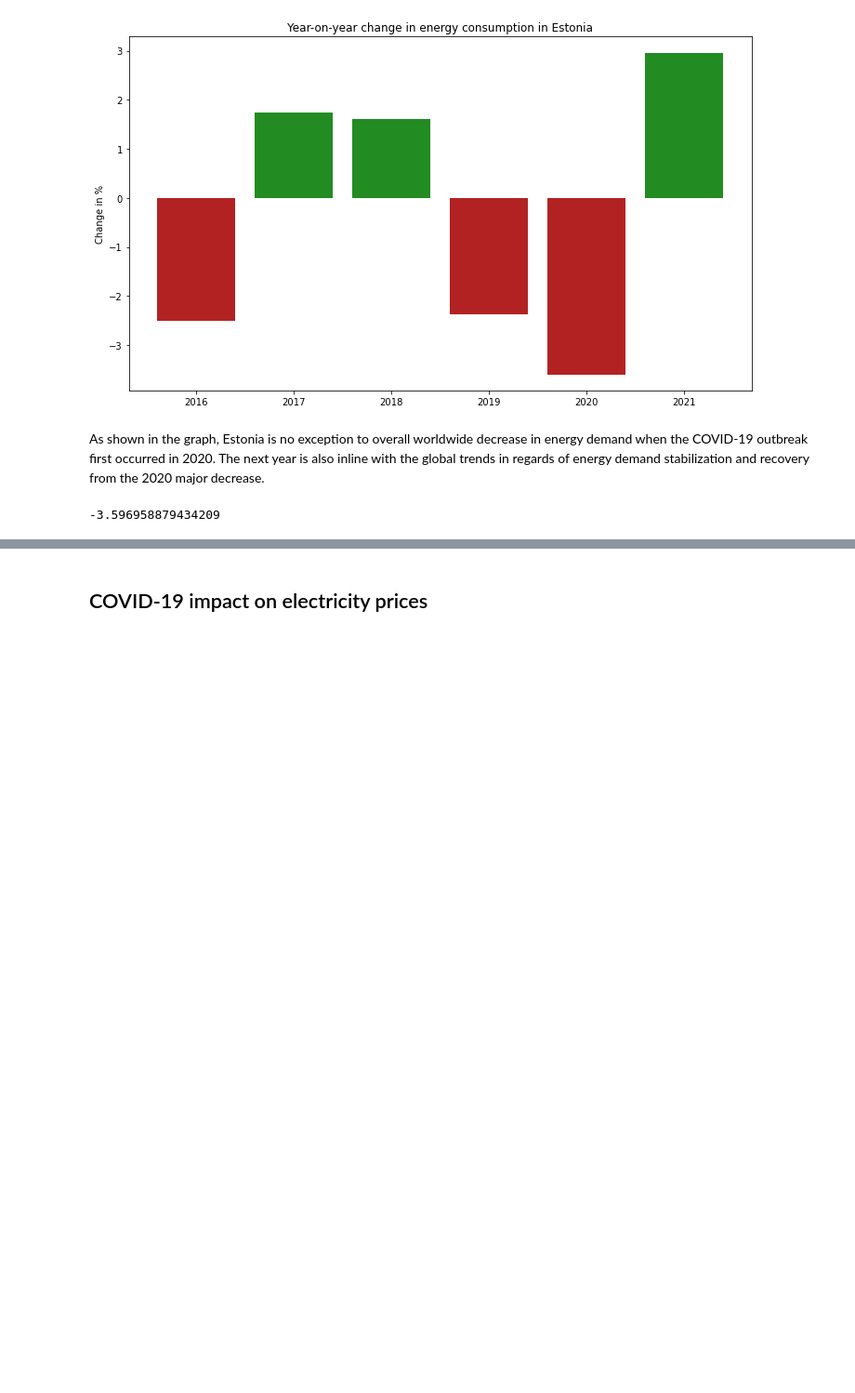
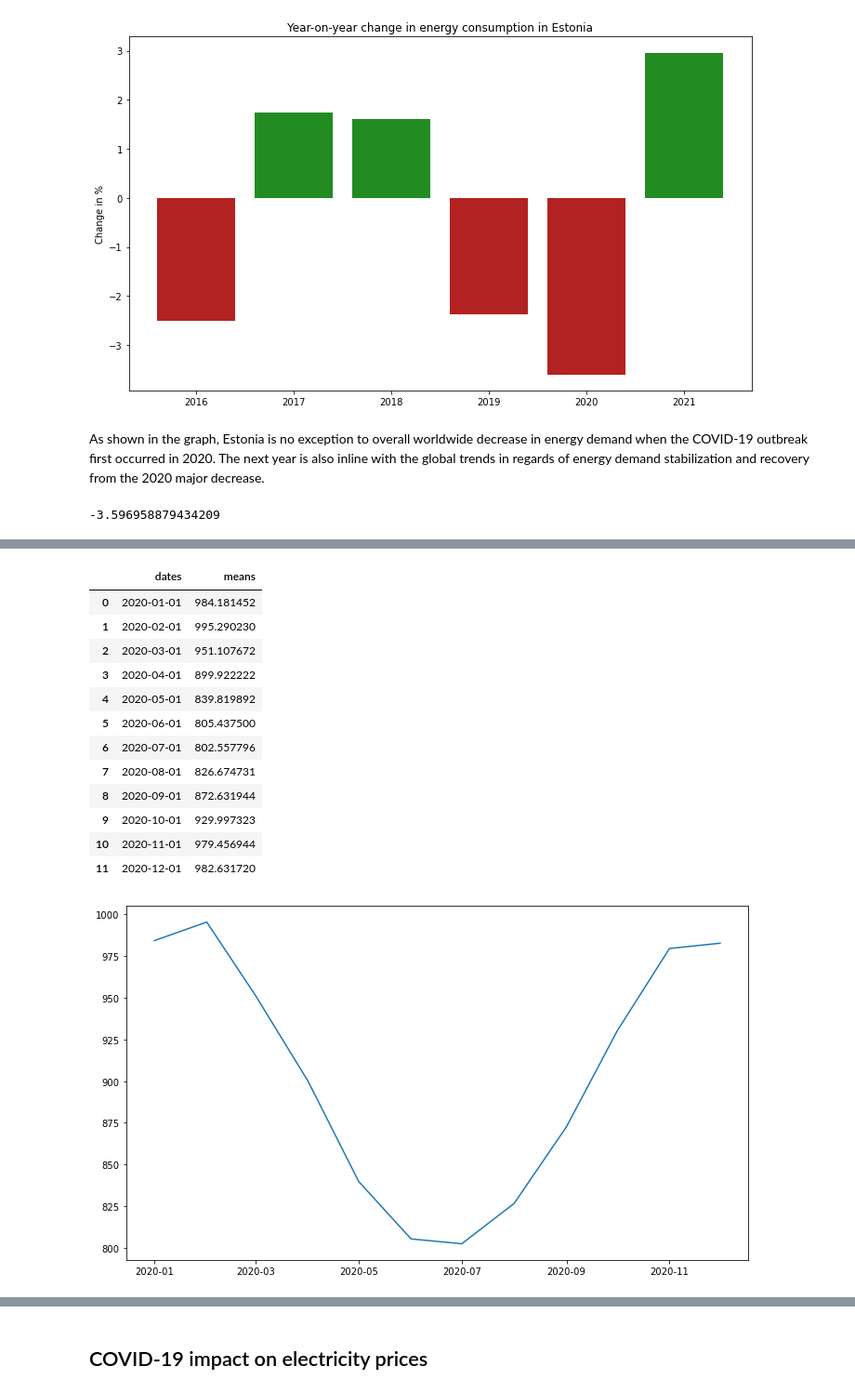
Before and after one commit to Rikuklane/D4-Electricity-Prices, a Jupyter notebook: visualization/covid_impact_on_electricity_prices.ipynb, the cells around one changed output, grey strips where cells are left out. Shown at 93% size. Drawn from its saved outputs; the diff is of its cells as text; code cells hidden in the pictures; blank space fills up the shorter version.

```diff
--- a/visualization/covid_impact_on_electricity_prices.ipynb
+++ b/visualization/covid_impact_on_electricity_prices.ipynb
@@ -85,0 +126,37 @@ print(float(consumption_changes.loc[consumption_changes["years"] == 2020]["chang
+# %%
+def consumption_year_graph(year):
+    means = []
+    dates = []
+    months = ["January", "February", "March", "April", "May", "June", "July", "August", "September", "October", "November", "December"]
+    year = str(year)
+    for i in range(1, 13):
+        month = str(i)
+        mean = float(consumption[year + "-" + month].mean())
+        date = pd.to_datetime(year + "-" + month)
+        means.append(mean)
+        dates.append(date)
+
+    f, ax = plt.subplots(figsize=(12,7))
+    consumption_year = pd.DataFrame({"dates":dates,"means":means})
+    consumption_year.head(20)
+    consumption_year.set_index("dates")
+    plt.plot(consumption_year['dates'], consumption_year['means'])
+    return consumption_year
+# %%
+cons = consumption_year_graph(2020)
+cons.head(20)
+# %% [output]
+|  | dates | means |
+| 0 | 2020-01-01 | 984.181452 |
+| 1 | 2020-02-01 | 995.290230 |
+| 2 | 2020-03-01 | 951.107672 |
+| 3 | 2020-04-01 | 899.922222 |
+| 4 | 2020-05-01 | 839.819892 |
+| 5 | 2020-06-01 | 805.437500 |
+| 6 | 2020-07-01 | 802.557796 |
+| 7 | 2020-08-01 | 826.674731 |
+| 8 | 2020-09-01 | 872.631944 |
+| 9 | 2020-10-01 | 929.997323 |
+| 10 | 2020-11-01 | 979.456944 |
+| 11 | 2020-12-01 | 982.631720 |
+[figure, added]
```
Also changed, not shown: parts of 11 cells of this notebook.
